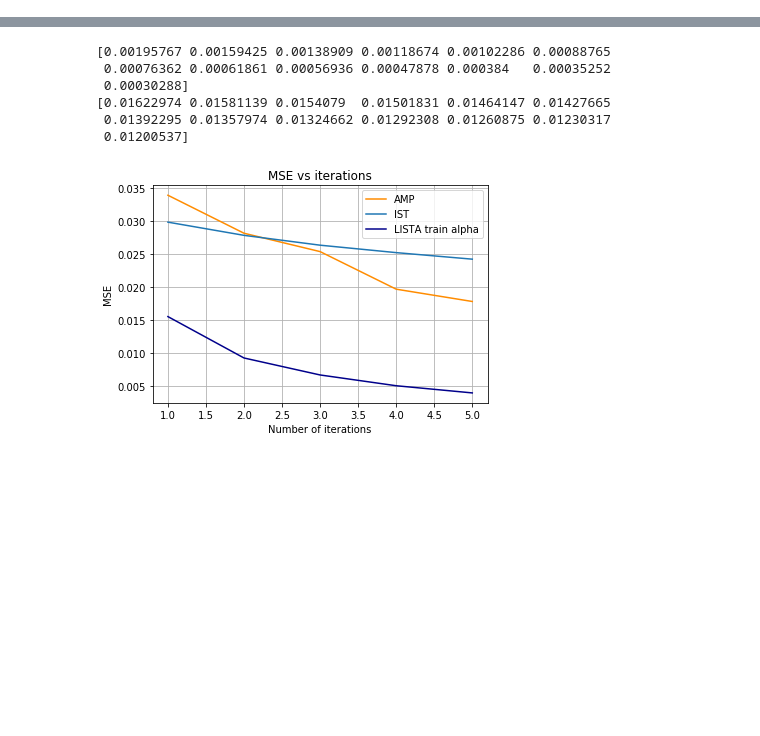
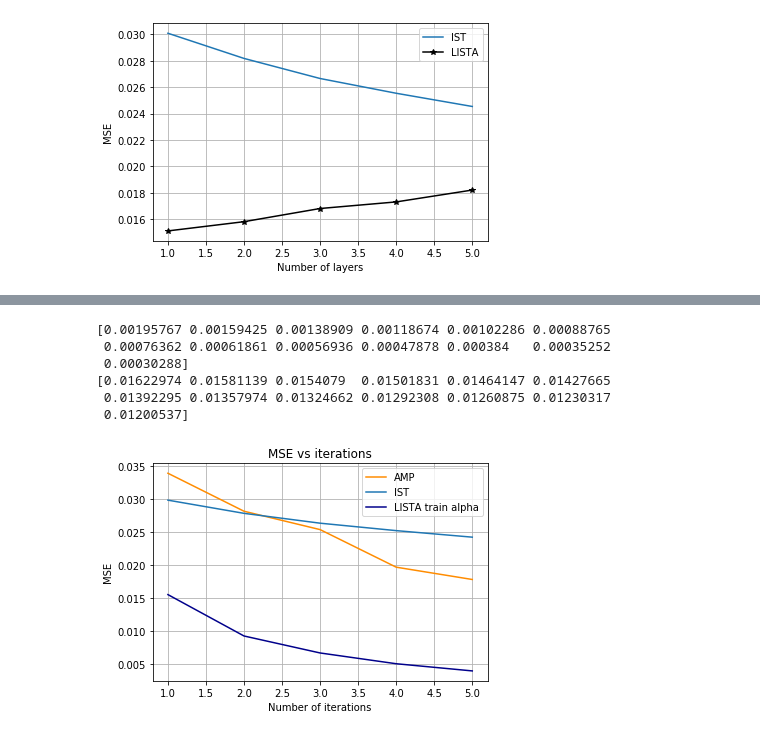
Before and after one commit to hollynroper/URS-22-23, a Jupyter notebook: IST, AMP vs iterations.ipynb, the cells around one changed output, grey strips where cells are left out. Saved outputs shown, nothing was run; the diff lists cells and outputs as text; code cells hidden in the pictures; blank space fills up the shorter version.

```diff
--- a/IST, AMP vs iterations.ipynb
+++ b/IST, AMP vs iterations.ipynb
@@ -66,3 +95,16 @@ for idx_iter in range(num_iterations):
+# %%
+ist = [0.03009368078417604,0.02818373129813704,0.026660348740995973,0.025541677894054704,0.024538892083271365]
+lista = [.0151, .0158, .0168, .0173, .0182]
+plt.figure()
+plt.plot([1,2,3,4,5], ist, label="IST")
+plt.plot([1,2,3,4,5], lista,  'k-*', label="LISTA")
+plt.xlabel("Number of layers")
+plt.ylabel("MSE")
+plt.legend()
+plt.grid(True, which='both')
+plt.show()
+# %% [output]
+[figure, added]
 # %%
 plt.figure()
 plt.plot(range(1,num_iterations+1), mse_vs_iterations, label="AMP", color="darkorange")
```
Also changed, not shown: parts of 8 cells of this notebook, 2 other files.
